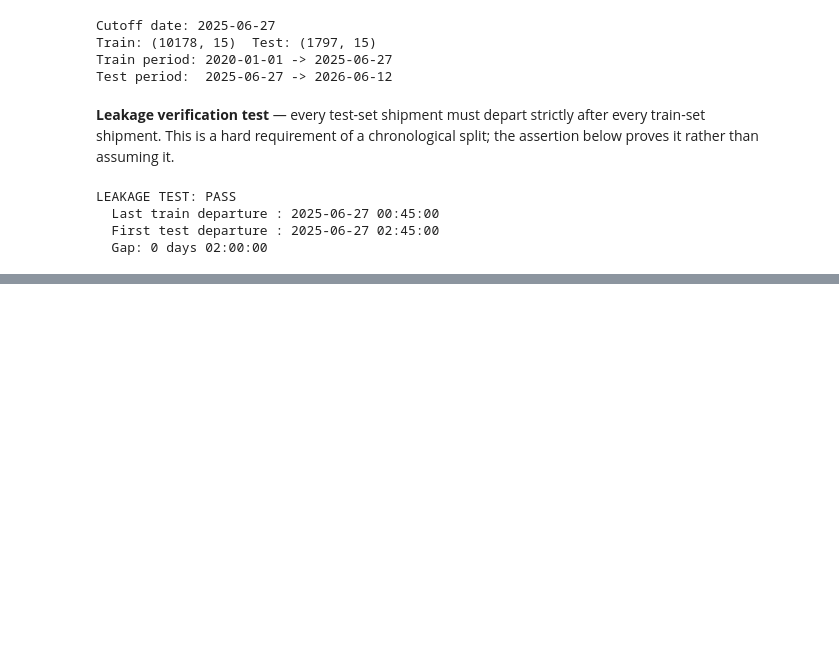
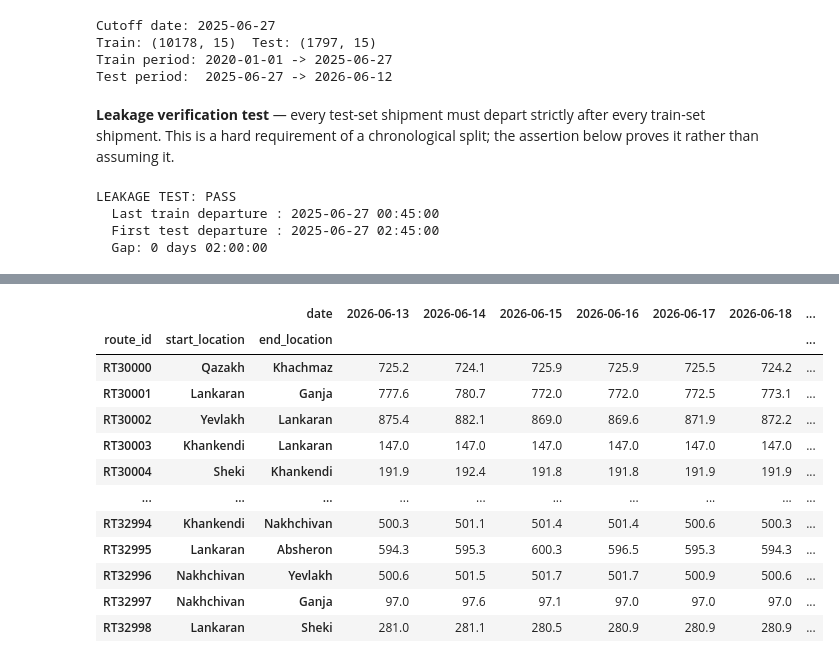
Before and after one commit to seljankhasiyeva/ArtiLogix-LatenLukken, a Jupyter notebook: notebooks/ml/target_4.ipynb, the cells around one changed output, grey strips where cells are left out. Drawn from its saved outputs; the diff is of its cells as text; code cells hidden in the pictures; blank space fills up the shorter version.

```diff
--- a/notebooks/ml/target_4.ipynb
+++ b/notebooks/ml/target_4.ipynb
@@ -629,0 +310,12 @@ Saved 7-day ETA forecast for 2943 routes to target4_7day_forecast.json
+# %%
+from xgboost import XGBRegressor
+
+xgb_default = XGBRegressor(random_state=42, n_jobs=-1, objective='reg:squarederror')
+xgb_default.fit(X_train, y_train)
+
+pred_train = xgb_default.predict(X_train)
+pred_test  = xgb_default.predict(X_test)
+
+print("Model: XGBoost Regressor (default parameters)")
+print(f"Train -> RMSE={mean_squared_error(y_train, pred_train)**0.5:.2f}  MAE={mean_absolute_error(y_train, pred_train):.2f}  R2={r2_score(y_train, pred_train):.4f}")
+print(f"Test  -> RMSE={mean_squared_error(y_test, pred_test)**0.5:.2f}  MAE={mean_absolute_error(y_test, pred_test):.2f}  R2={r2_score(y_test, pred_test):.4f}")
@@ -629,0 +390,71 @@ Saved 7-day ETA forecast for 2943 routes to target4_7day_forecast.json
+# %%
+import warnings
+warnings.filterwarnings('ignore', category=UserWarning)
+
+FORECAST_DAYS = 7
+last_date_t4 = df['departure_dt'].max().normalize()
+future_dates_t4 = pd.date_range(last_date_t4 + pd.Timedelta(days=1), periods=FORECAST_DAYS, freq='D')
+
+route_profile = model_df.groupby('route_id').agg({
+    'distance_km': 'mean',
+    'is_mountainous': 'first',
+    'rainfall': 'mean',
+    'wind_speed': 'mean',
+    'temperature': 'mean',
+    'traffic_congestion_level': 'mean',
+    'actual_load_ton': 'mean',
+    'capacity_ton': 'mean',
+    'utilization_rate': 'mean',
+    'num_packages': 'mean',
+    'is_spot_rental': lambda x: x.mode().iloc[0] if len(x.mode()) else 0,
+    'departure_hour': lambda x: int(x.mode().iloc[0]) if len(x.mode()) else 12,
+    'start_location': 'first',
+    'end_location': 'first',
+}).reset_index()
+
+# Build ALL (route x day) rows first, then predict once in a single batch call
+rows = []
+meta = []
+for _, route in route_profile.iterrows():
+    is_night = int(route['departure_hour'] in list(range(22, 24)) + list(range(0, 6)))
+    for fdate in future_dates_t4:
+        rows.append({
+            'distance_km': route['distance_km'],
+            'is_mountainous': route['is_mountainous'],
+            'departure_hour': route['departure_hour'],
+            'day_of_week': fdate.dayofweek,
+            'is_weekend': int(fdate.dayofweek >= 5),
+            'is_night': is_night,
+            'rainfall': route['rainfall'],
+            'wind_speed': route['wind_speed'],
+            'temperature': route['temperature'],
+            'traffic_congestion_level': route['traffic_congestion_level'],
+            'actual_load_ton': route['actual_load_ton'],
+            'capacity_ton': route['capacity_ton'],
+            'utilization_rate': route['utilization_rate'],
+            'num_packages': route['num_packages'],
+            'is_spot_rental': route['is_spot_rental'],
+        })
+        meta.append({
+            'route_id': route['route_id'],
+            'start_location': route['start_location'],
+            'end_location': route['end_location'],
+            'date': fdate.date(),
+            'day_of_week': fdate.day_name(),
+        })
+
+X_batch = pd.DataFrame(rows)[feature_cols]
+preds = xgb_model.predict(X_batch)              # ONE call for everything, no loop-spam
+preds = [round(float(max(0.0, p)), 1) for p in preds]
+
+forecast_df_t4 = pd.DataFrame(meta)
+forecast_df_t4['predicted_duration_minutes'] = preds
+
+pivot_t4 = forecast_df_t4.pivot_table(
+    index=['route_id', 'start_location', 'end_location'],
+    columns='date', values='predicted_duration_minutes'
+)
+
+print(f"7-day ETA outlook ({future_dates_t4[0].date()} to {future_dates_t4[-1].date()}), model: XGBoost (tuned)")
+pivot_t4
+# %% [output]
@@ -629,0 +462,13 @@ Saved 7-day ETA forecast for 2943 routes to target4_7day_forecast.json
+|  |  | date | 2026-06-13 | 2026-06-14 | 2026-06-15 | 2026-06-16 | 2026-06-17 | 2026-06-18 | ... |
+| route_id | start_location | end_location |  |  |  |  |  |  | ... |
+| RT30000 | Qazakh | Khachmaz | 725.2 | 724.1 | 725.9 | 725.9 | 725.5 | 724.2 | ... |
+| RT30001 | Lankaran | Ganja | 777.6 | 780.7 | 772.0 | 772.0 | 772.5 | 773.1 | ... |
+| RT30002 | Yevlakh | Lankaran | 875.4 | 882.1 | 869.0 | 869.6 | 871.9 | 872.2 | ... |
+| RT30003 | Khankendi | Lankaran | 147.0 | 147.0 | 147.0 | 147.0 | 147.0 | 147.0 | ... |
+| RT30004 | Sheki | Khankendi | 191.9 | 192.4 | 191.8 | 191.8 | 191.9 | 191.9 | ... |
+| ... | ... | ... | ... | ... | ... | ... | ... | ... | ... |
+| RT32994 | Khankendi | Nakhchivan | 500.3 | 501.1 | 501.4 | 501.4 | 500.6 | 500.3 | ... |
+| RT32995 | Lankaran | Absheron | 594.3 | 595.3 | 600.3 | 596.5 | 595.3 | 594.3 | ... |
+| RT32996 | Nakhchivan | Yevlakh | 500.6 | 501.5 | 501.7 | 501.7 | 500.9 | 500.6 | ... |
+| RT32997 | Nakhchivan | Ganja | 97.0 | 97.6 | 97.1 | 97.0 | 97.0 | 97.0 | ... |
+| RT32998 | Lankaran | Sheki | 281.0 | 281.1 | 280.5 | 280.9 | 280.9 | 280.9 | ... |
```
Also changed, not shown: parts of 26 cells of this notebook, 9 other files.
